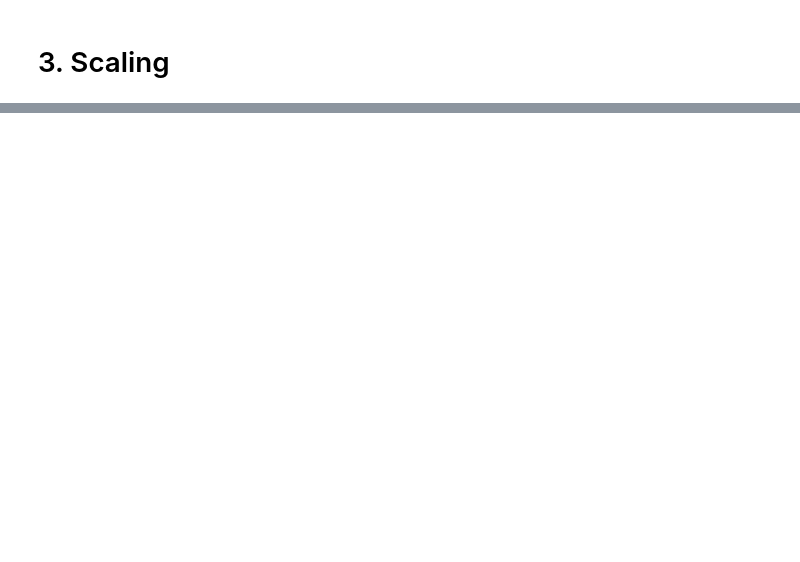
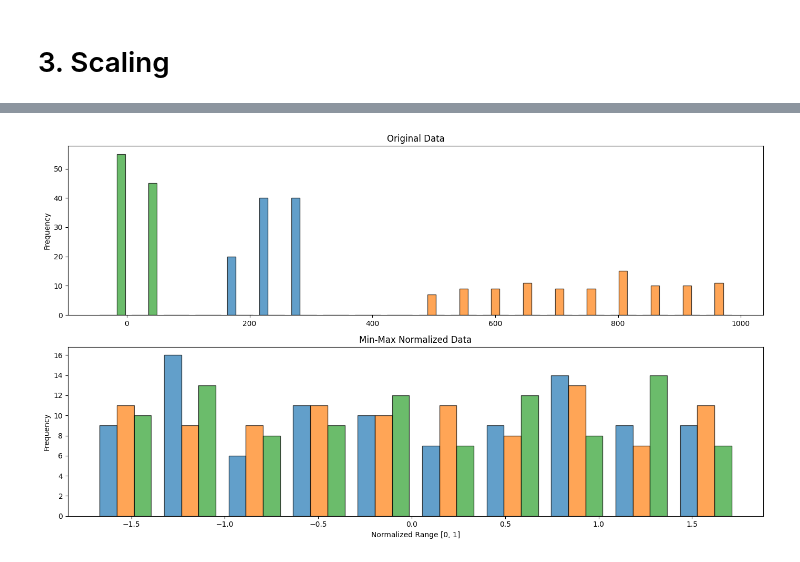
Before and after one commit to XanderYoon/EAS_8803, a Jupyter notebook: Week_2/Data_Transformation.ipynb, the cells around one changed output, grey strips where cells are left out. Drawn from its saved outputs; the diff is of its cells as text; code cells hidden in the pictures; blank space fills up the shorter version.

```diff
--- a/Week_2/Data_Transformation.ipynb
+++ b/Week_2/Data_Transformation.ipynb
@@ -109,0 +222,21 @@ plot_transform(standardized_data)
+# %%
+# Plot histograms to compare original and normalized data
+plt.figure(figsize=(14, 8))
+
+# Original data histograms
+plt.subplot(2, 1, 1)
+plt.hist(original_data.values, bins=20, label=original_data.columns, alpha=0.7, edgecolor='k')
+plt.title("Original Data")
+plt.ylabel("Frequency")
+
+# Normalized data histograms
+plt.subplot(2, 1, 2)
+plt.hist(minmax_scaled_df.values, bins=10, label=minmax_scaled_df.columns, alpha=0.7, edgecolor='k')
+plt.title("Min-Max Normalized Data")
+plt.xlabel("Normalized Range [0, 1]")
+plt.ylabel("Frequency")
+
+plt.tight_layout()
+plt.show()
+# %% [output]
+[figure, added]
```
Also changed, not shown: parts of 29 cells of this notebook.
